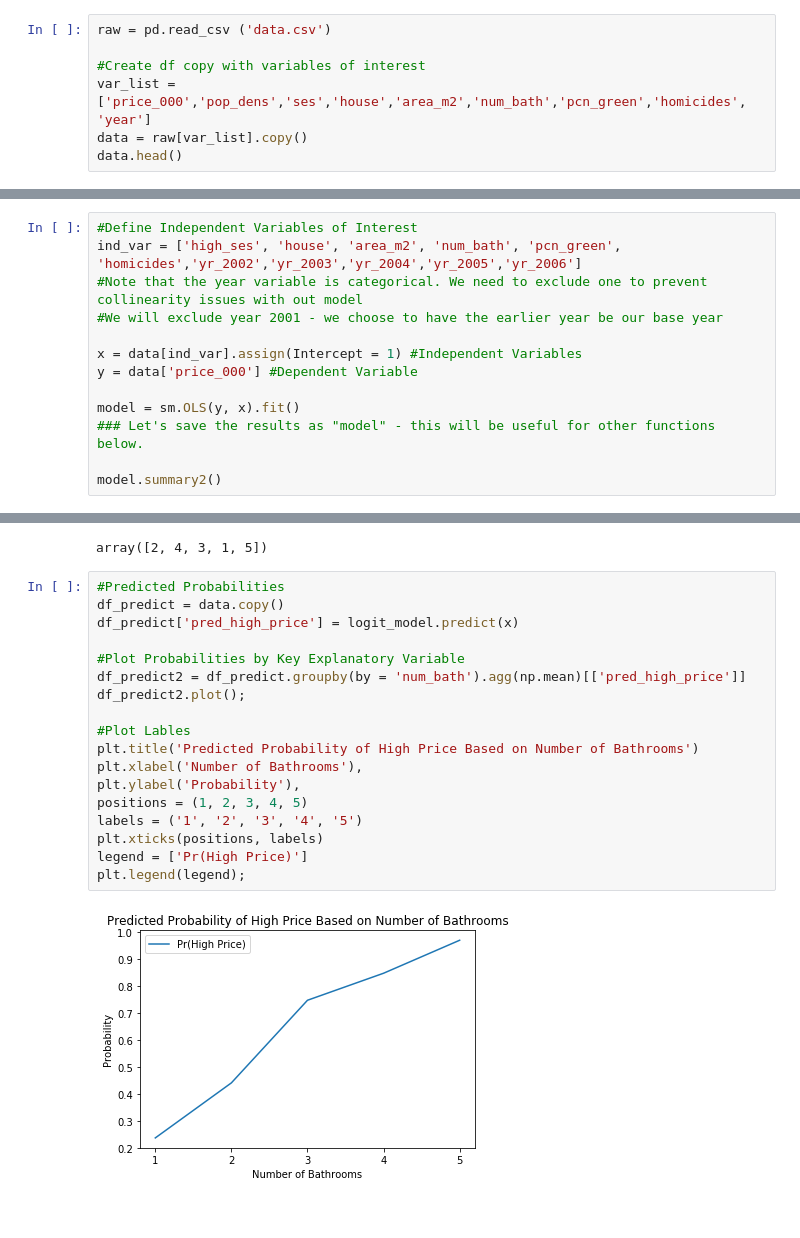
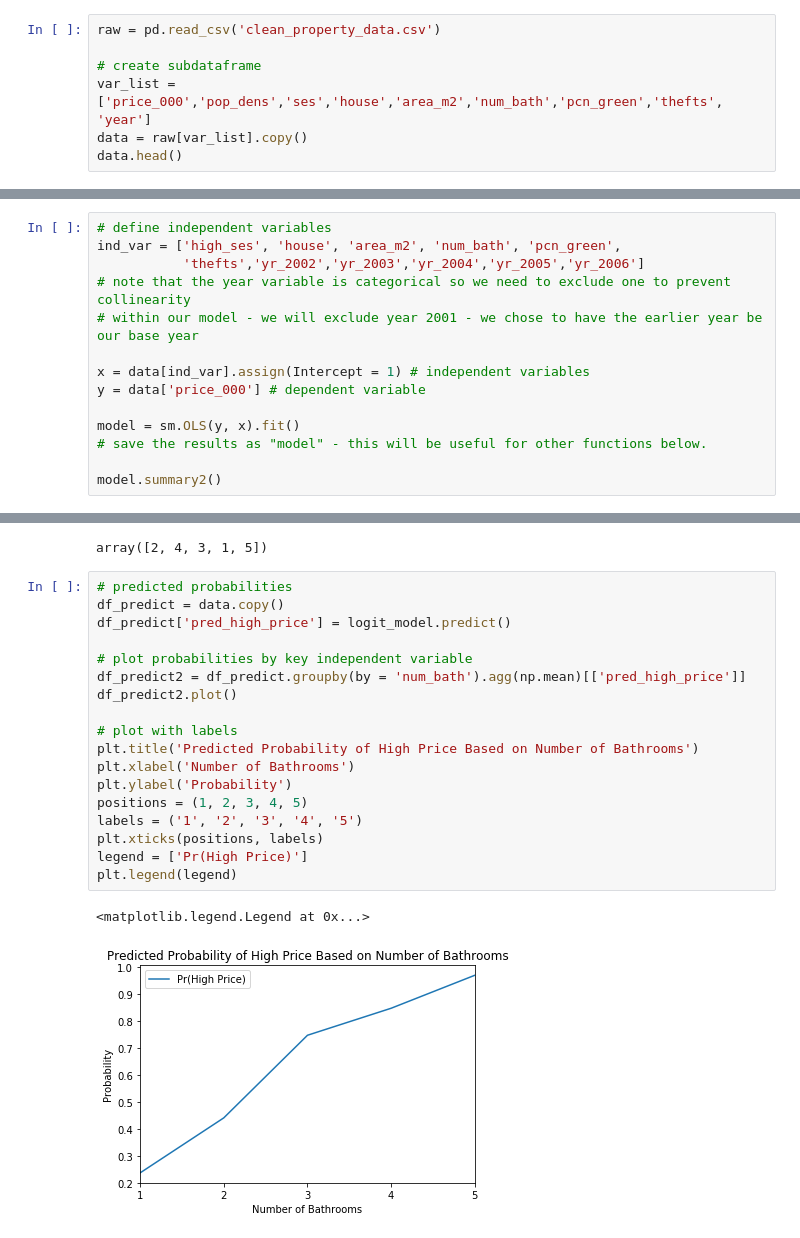
Before and after one commit to danrod-ucb/CP201B, a Jupyter notebook: Lab5/Lab5_LogisticRegression.ipynb, the cells around one changed output, grey strips where cells are left out. Cells and saved outputs as stored; diff of their text form.

```diff
--- a/Lab5/Lab5_LogisticRegression.ipynb
+++ b/Lab5/Lab5_LogisticRegression.ipynb
@@ -20,8 +35,8 @@ from statsmodels.discrete.discrete_model import Logit
 # %%
-raw = pd.read_csv ('data.csv')
+raw = pd.read_csv('clean_property_data.csv')
 
-#Create df copy with variables of interest
-var_list = ['price_000','pop_dens','ses','house','area_m2','num_bath','pcn_green','homicides', 'year']
+# create subdataframe
+var_list = ['price_000','pop_dens','ses','house','area_m2','num_bath','pcn_green','thefts', 'year']
 data = raw[var_list].copy()
 data.head()
 # %% [output]
@@ -75,14 +93,15 @@ We'll be running a similiar multivariate regression model to the one we used for
 # %%
-#Define Independent Variables of Interest
-ind_var = ['high_ses', 'house', 'area_m2', 'num_bath', 'pcn_green', 'homicides','yr_2002','yr_2003','yr_2004','yr_2005','yr_2006']
-#Note that the year variable is categorical. We need to exclude one to prevent collinearity issues with out model
-#We will exclude year 2001 - we choose to have the earlier year be our base year
+# define independent variables
+ind_var = ['high_ses', 'house', 'area_m2', 'num_bath', 'pcn_green',
+           'thefts','yr_2002','yr_2003','yr_2004','yr_2005','yr_2006']
+# note that the year variable is categorical so we need to exclude one to prevent collinearity
+# within our model - we will exclude year 2001 - we chose to have the earlier year be our base year
 
-x = data[ind_var].assign(Intercept = 1) #Independent Variables
-y = data['price_000'] #Dependent Variable
+x = data[ind_var].assign(Intercept = 1) # independent variables
+y = data['price_000'] # dependent variable
 
 model = sm.OLS(y, x).fit()
-### Let's save the results as "model" - this will be useful for other functions below.
+# save the results as "model" - this will be useful for other functions below.
 
 model.summary2()
 # %% [output]
@@ -220,22 +245,23 @@ data['num_bath'].unique()
 # %% [output]
 array([2, 4, 3, 1, 5])
 # %%
-#Predicted Probabilities
+# predicted probabilities
 df_predict = data.copy()
-df_predict['pred_high_price'] = logit_model.predict(x)
+df_predict['pred_high_price'] = logit_model.predict()
 
-#Plot Probabilities by Key Explanatory Variable
+# plot probabilities by key independent variable
 df_predict2 = df_predict.groupby(by = 'num_bath').agg(np.mean)[['pred_high_price']]
-df_predict2.plot();
+df_predict2.plot()
 
-#Plot Lables
+# plot with labels
 plt.title('Predicted Probability of High Price Based on Number of Bathrooms')
-plt.xlabel('Number of Bathrooms'),
-plt.ylabel('Probability'),
+plt.xlabel('Number of Bathrooms')
+plt.ylabel('Probability')
 positions = (1, 2, 3, 4, 5)
 labels = ('1', '2', '3', '4', '5')
 plt.xticks(positions, labels)
 legend = ['Pr(High Price)']
-plt.legend(legend);
+plt.legend(legend)
 # %% [output]
+<matplotlib.legend.Legend at 0x...>
-[figure, old version]
+[figure, new version]
```
Also changed, not shown: parts of 43 cells of this notebook, 2 other files.
